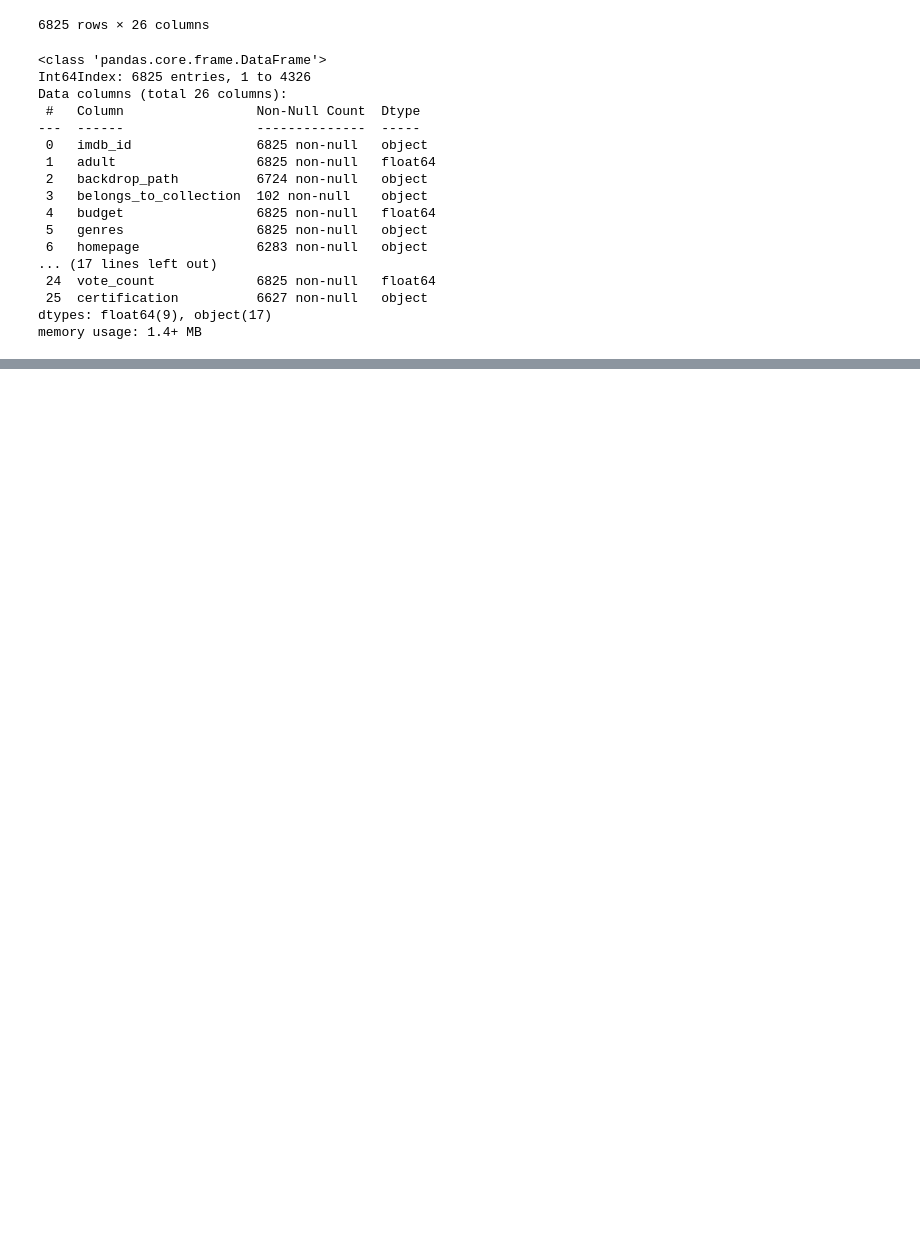
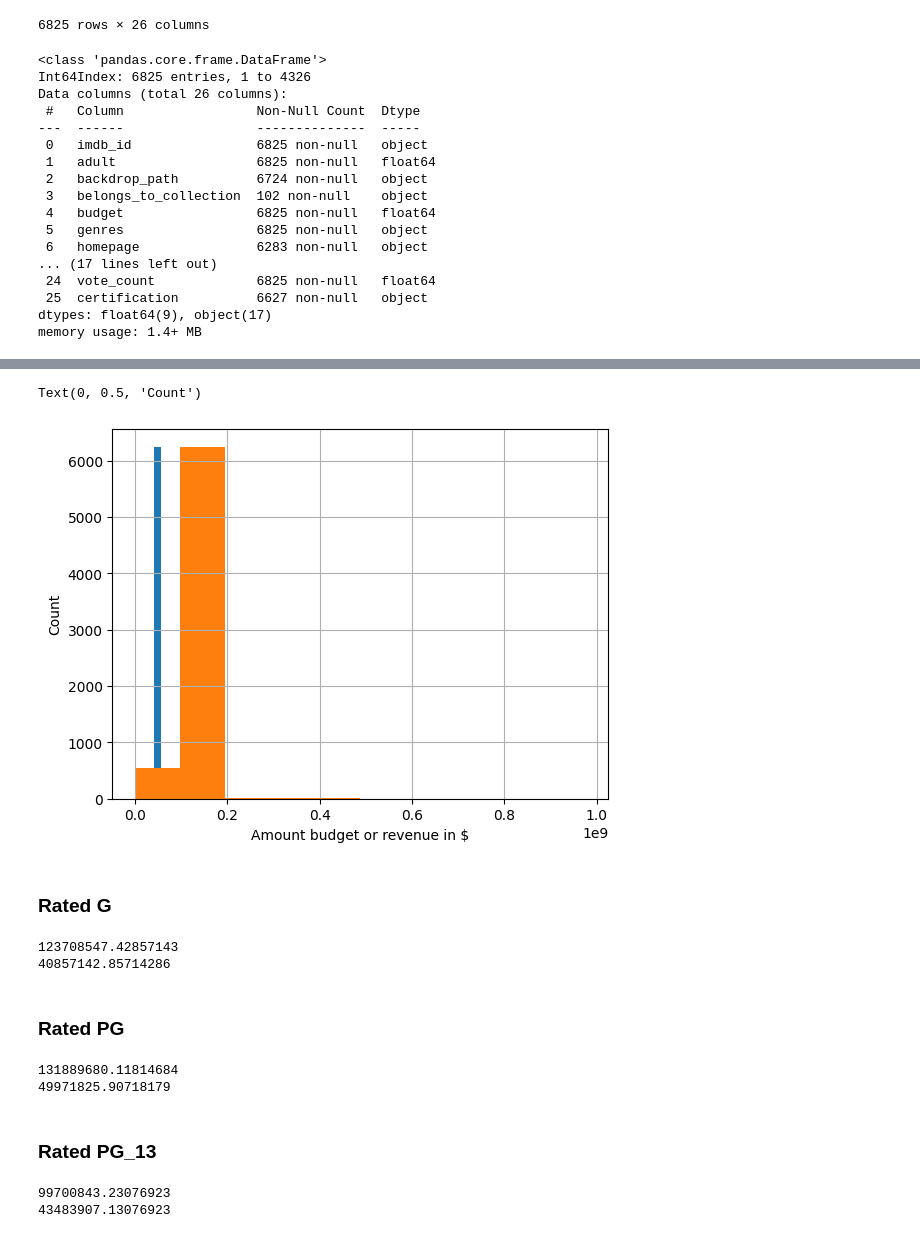
Before and after one commit to Davianka/Project-3-Using-IMDB, a Jupyter notebook: IMDB project PT 1-Copy1.ipynb, the cells around one changed output, grey strips where cells are left out. Drawn from its saved outputs; the diff is of its cells as text; code cells hidden in the pictures; blank space fills up the shorter version.

```diff
--- a/IMDB project PT 1-Copy1.ipynb
+++ b/IMDB project PT 1-Copy1.ipynb
@@ -924,0 +966,63 @@ NameError: name 'plt' is not defined
+# %%
+fig, ax = plt.subplots()
+financials['budget'].hist()
+financials['revenue'].hist()
+ax.set_xlabel("Amount budget or revenue in $")
+ax.set_ylabel("Count")
+# %% [output]
+Text(0, 0.5, 'Count')
+[figure, added]
+# %% [markdown]
+### Rated G
+# %%
+financials_G = financials['certification'] == 'G'
+
+
+new_df1 = financials.loc[financials_G]
+
+avg_rev = new_df1['revenue'].mean()
+
+print(avg_rev)
+
+avg_budget = new_df1['budget'].mean()
+
+print(avg_budget)
+# %% [output]
+123708547.42857143
+40857142.85714286
+# %% [markdown]
+### Rated PG
+# %%
+financials_PG = financials['certification'] == 'PG'
+
+
+new_df2 = financials.loc[financials_PG]
+
+avg_rev = new_df2['revenue'].mean()
+
+print(avg_rev)
+
+avg_budget = new_df2['budget'].mean()
+
+print(avg_budget)
+# %% [output]
+131889680.11814684
+49971825.90718179
+# %% [markdown]
+### Rated PG_13
+# %%
+financials_PG_13 = financials['certification'] == 'PG-13'
+
+
+new_df3 = financials.loc[financials_PG_13]
+
+avg_rev = new_df3['revenue'].mean()
+
+print(avg_rev)
+
+avg_budget = new_df3['budget'].mean()
+
+print(avg_budget)
+# %% [output]
+99700843.23076923
+43483907.13076923
```
Also changed, not shown: parts of 56 cells of this notebook, 5 other files.
